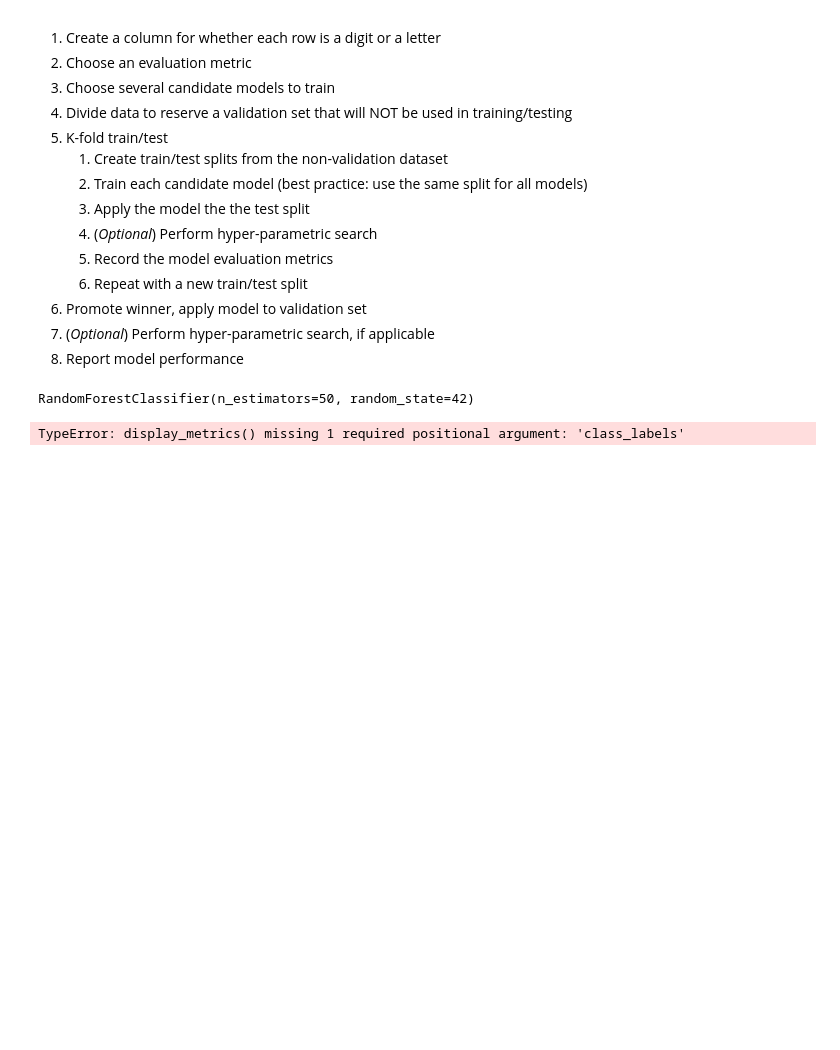
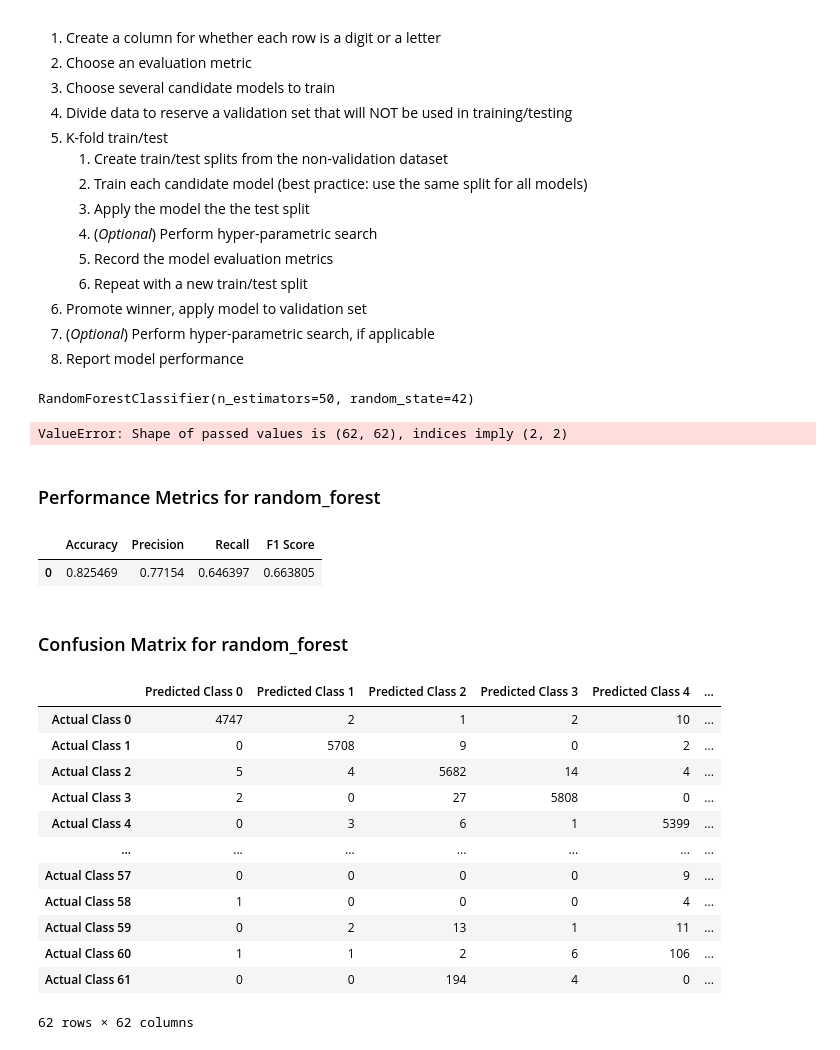
Before and after one commit to ambwhl/datasci_223, a Jupyter notebook: exercises/4-classification/exercise.ipynb, the cells around one changed output. Drawn from its saved outputs; the diff is of its cells as text; code cells hidden in the pictures; blank space fills up the shorter version.

```diff
--- a/exercises/4-classification/exercise.ipynb
+++ b/exercises/4-classification/exercise.ipynb
@@ -193,24 +188,41 @@ rf_clf = RandomForestClassifier(n_estimators=50, random_state=42)##n_estimators
 rf_clf.fit(train['image_flat'].tolist(), train['label'])
 # %% [output]
 RandomForestClassifier(n_estimators=50, random_state=42)
+# %%
+y_pred = rf_clf.predict(valid['image_flat'].tolist())
+# %% [output]
+ValueError: Shape of passed values is (62, 62), indices imply (2, 2)
 # %%
-y_pred = rf_clf.predict(valid['image_flat'].tolist())
-
-# Calculate performance metrics
+#
 acc = accuracy_score(valid['label'], y_pred)
-prec = precision_score(valid['label'], y_pred,average = 'weighted')
-rec = recall_score(valid['label'], y_pred,average = 'weighted')
-f1 = f1_score(valid['label'], y_pred,average = 'weighted')
+prec = precision_score(valid['label'], y_pred,average = 'macro')
+rec = recall_score(valid['label'], y_pred,average = 'macro')
+f1 = f1_score(valid['label'], y_pred,average = 'macro')
 cm = confusion_matrix(valid['label'], y_pred)
 
-# Store performance metrics in dictionary
+#
 metrics_dict[task][model_name] = {'accuracy': acc,
                                   'precision': prec,
                                   'recall': rec,
                                   'f1': f1,
                                   'confusion_matrix': cm}
 
-# Display performance metrics
 display_metrics(task, model_name, metrics_dict)
 # %% [output]
+### Performance Metrics for random_forest
+|  | Accuracy | Precision | Recall | F1 Score |
+| 0 | 0.825469 | 0.77154 | 0.646397 | 0.663805 |
+### Confusion Matrix for random_forest
+|  | Predicted Class 0 | Predicted Class 1 | Predicted Class 2 | Predicted Class 3 | Predicted Class 4 | ... |
+| Actual Class 0 | 4747 | 2 | 1 | 2 | 10 | ... |
+| Actual Class 1 | 0 | 5708 | 9 | 0 | 2 | ... |
+| Actual Class 2 | 5 | 4 | 5682 | 14 | 4 | ... |
+| Actual Class 3 | 2 | 0 | 27 | 5808 | 0 | ... |
+| Actual Class 4 | 0 | 3 | 6 | 1 | 5399 | ... |
+| ... | ... | ... | ... | ... | ... | ... |
+| Actual Class 57 | 0 | 0 | 0 | 0 | 9 | ... |
+| Actual Class 58 | 1 | 0 | 0 | 0 | 4 | ... |
+| Actual Class 59 | 0 | 2 | 13 | 1 | 11 | ... |
+| Actual Class 60 | 1 | 1 | 2 | 6 | 106 | ... |
+| Actual Class 61 | 0 | 0 | 194 | 4 | 0 | ... |
-TypeError: display_metrics() missing 1 required positional argument: 'class_labels'
+62 rows × 62 columns
```
Also changed, not shown: parts of 2 cells of this notebook.
